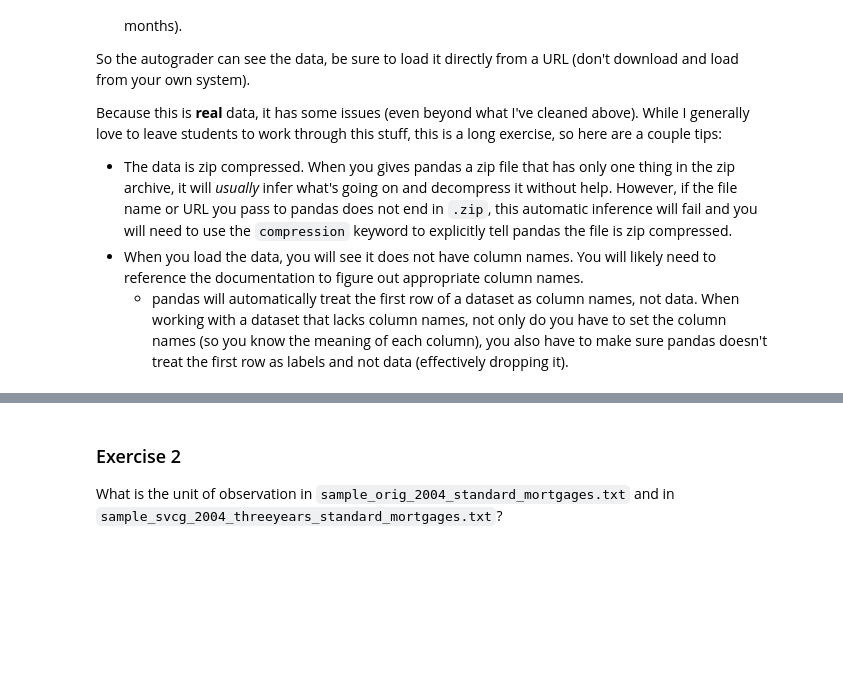
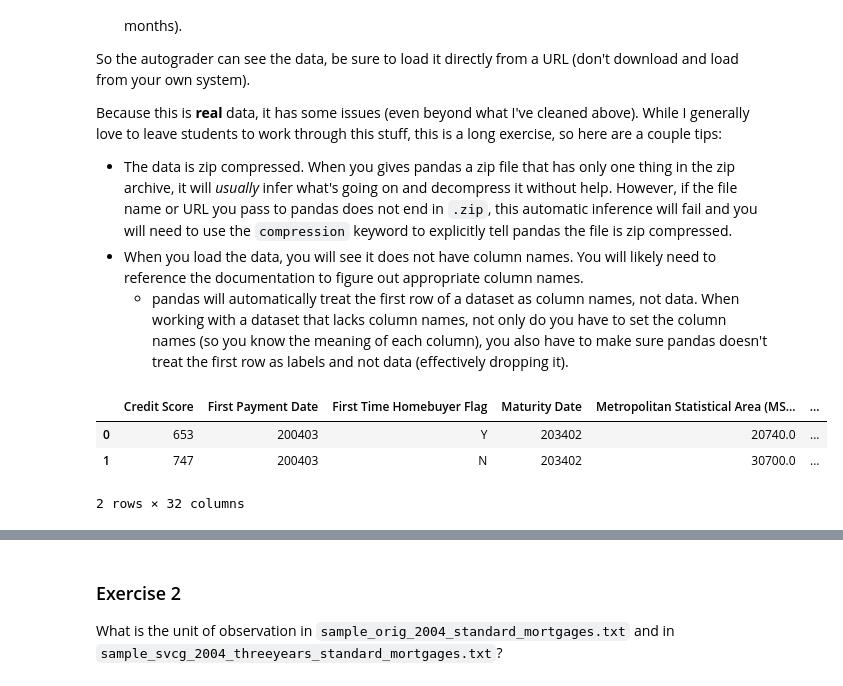
Before and after one commit to cathylyirang/IDS_701_UDS, a Jupyter notebook: exercise_passive_prediction.ipynb, the cells around one changed output, grey strips where cells are left out. Drawn from its saved outputs; the diff is of its cells as text; code cells hidden in the pictures; blank space fills up the shorter version.

```diff
--- a/exercise_passive_prediction.ipynb
+++ b/exercise_passive_prediction.ipynb
@@ -60,6 +60,21 @@ The only modifications I've made to this data are:
 - I also subset the data on servicing to the first 24 months after the mortgages first payment is due, so for each mortgage you will only have data on what happened in the first 24 months of its life.
 
 However, post-subsetting I have done my best to convert the data back to the original format to make your experience working with the data as authentic as possible.
+# %%
+import warnings
+import pandas as pd
+import numpy as np
+from patsy import dmatrices
+from sklearn.model_selection import train_test_split
+from sklearn.ensemble import GradientBoostingClassifier
+from sklearn.metrics import roc_auc_score
+from sklearn.metrics import confusion_matrix
+
+
+warnings.simplefilter(action="ignore", category=FutureWarning)
+pd.set_option("mode.copy_on_write", True)
+
+results = {}
 # %% [markdown]
 ### Exercise 1
 
@@ -92,0 +93,52 @@ Because this is **real** data, it has some issues (even beyond what I've cleaned
+# %%
+col_mor = [
+    "Credit Score",
+    "First Payment Date",
+    "First Time Homebuyer Flag",
+    "Maturity Date",
+    "Metropolitan Statistical Area (MSA) Or Metropolitan Division",
+    "Mortgage Insurance Percentage (MI %)",
+    "Number of Units",
+    "Occupancy Status",
+    "Original Combined Loan-to-Value (CLTV)",
+    "Original Debt-to-Income (DTI) Ratio",
+    "Original UPB",
+    "Original Loan-to-Value (LTV)",
+    "Original Interest Rate",
+    "Channel",
+    "Prepayment Penalty Mortgage (PPM) Flag",
+    "Amortization Type (Formerly Product Type)",
+    "Property State",
+    "Property Type",
+    "Postal Code",
+    "Loan Sequence Number",
+    "Loan Purpose",
+    "Original Loan Term",
+    "Number of Borrowers",
+    "Seller Name",
+    "Servicer Name",
+    "Super Conforming Flag",
+    "Pre-HARP Loan Sequence Number",
+    "Program Indicator",
+    "HARP Indicator",
+    "Property Valuation Method",
+    "Interest Only (I/O) Indicator",
+    "Mortgage Insurance Cancellation Indicator",
+]
+
+
+db_mortage = pd.read_csv(
+    "https://github.com/nickeubank/MIDS_Data/raw/refs/heads/master/mortgages/2004/sample_orig_2004_standard_mortgages.txt.zip",
+    compression='zip',
+    sep="|",
+    header=None,
+    names=col_mor,
+    index_col=None,
+)
+
+db_mortage.head(2)
+# %% [output]
+|  | Credit Score | First Payment Date | First Time Homebuyer Flag | Maturity Date | Metropolitan Statistical Area (MS... | ... |
+| 0 | 653 | 200403 | Y | 203402 | 20740.0 | ... |
+| 1 | 747 | 200403 | N | 203402 | 30700.0 | ... |
+2 rows × 32 columns
```
Also changed, not shown: parts of 14 cells of this notebook, 1 other file.
